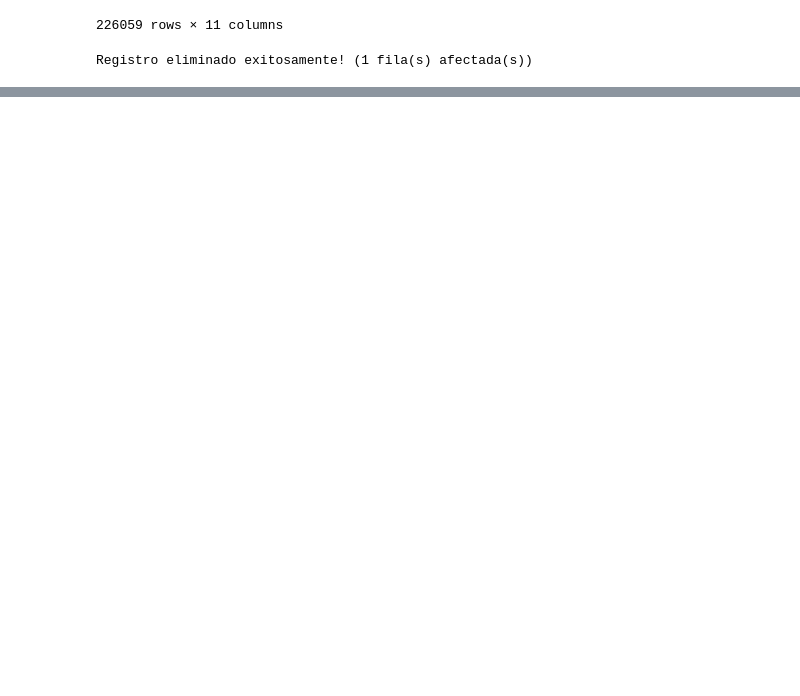
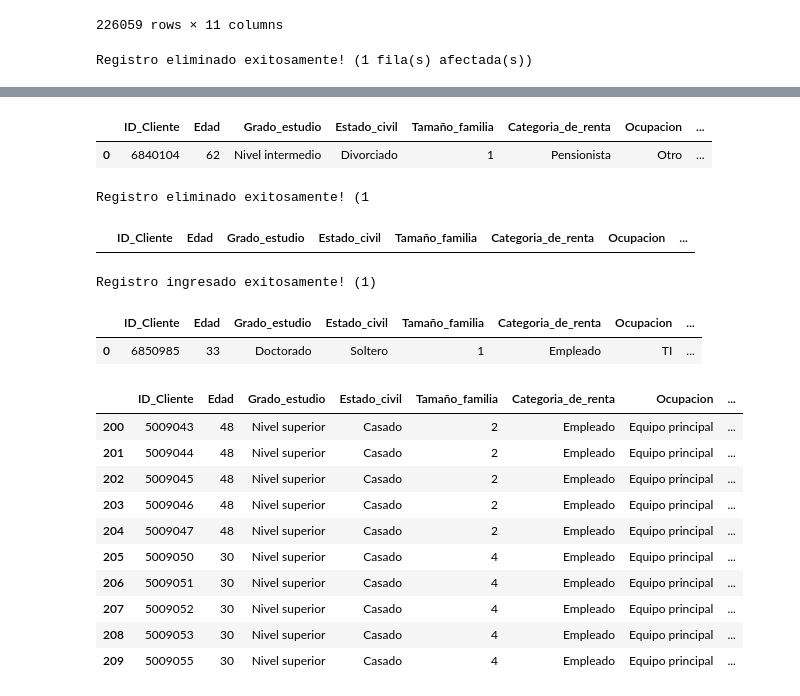
Before and after one commit to Zzero-73/Python_Alura_Latam, a Jupyter notebook: Pandas_Zero.ipynb, the cells around one changed output, grey strips where cells are left out. Drawn from its saved outputs; the diff is of its cells as text; code cells hidden in the pictures; blank space fills up the shorter version.

```diff
--- a/Pandas_Zero.ipynb
+++ b/Pandas_Zero.ipynb
@@ -445,0 +505,80 @@ pd.read_sql_query('select * from empleados', engine)
+# %%
+# Verificando el cambio realizado anteriormente
+query = 'select * from Clientes where ID_Cliente = "6840104"'
+clientes_id = pd.read_sql(query, engine)
+clientes_id
+# %% [output]
+|  | ID_Cliente | Edad | Grado_estudio | Estado_civil | Tamaño_familia | Categoria_de_renta | Ocupacion | ... |
+| 0 | 6840104 | 62 | Nivel intermedio | Divorciado | 1 | Pensionista | Otro | ... |
+# %%
+# Eliminar el registro de cliente ID 5008809, ya que esta persona ya no tiene cuenta en la institución financiera.
+query = 'DELETE FROM Clientes WHERE ID_Cliente = "5008809"'
+with engine.connect() as conexion:
+    resultado = conexion.execute(text(query))
+    conexion.commit()
+    # Verificar si elimino el registro
+    if resultado.rowcount > 0:
+      print(f"Registro eliminado exitosamente! ({resultado.rowcount}")
+    else:
+      print("No se encuentra el valor a eliminar")
+# %% [output]
+Registro eliminado exitosamente! (1
+# %%
+# Verificando el cambio realizando anteriormente
+query = 'select * from Clientes where ID_Cliente = "5008809"'
+clientes_id = pd.read_sql(query, engine)
+clientes_id
+# %% [output]
+|  | ID_Cliente | Edad | Grado_estudio | Estado_civil | Tamaño_familia | Categoria_de_renta | Ocupacion | ... |
+# %%
+# Crear un nuevo registro de cliente siguiendo las especificaciones a continuación:
+# ID_cliente: 6850985
+# Edad: 33
+# Grado_estudio: Doctorado
+# Estado_civil: Soltero
+# Tamaño_familia: 1
+# Categoria_de_renta: Empleado
+# Ocupacion: TI
+# Años_empleado: 2
+# Rendimiento_anual: 290000
+# Tiene_carro: 0
+# Vivienda: Casa/Departamento propio
+
+query = '''
+INSERT INTO Clientes (ID_cliente, Edad, Grado_estudio, Estado_civil, Tamaño_familia, Categoria_de_renta, Ocupacion, Años_empleado, Rendimiento_anual, Tiene_carro, Vivienda)
+VALUES (6850985, 33, "Doctorado", "Soltero", 1, "Empleado", "TI", 2, 290000,0, "Casa/Departamento propio")
+'''
+with engine.connect() as conexion:
+    resultado = conexion.execute(text(query))
+    conexion.commit()
+    # Verificar que se ingreso correctamente
+    if resultado.rowcount > 0:
+      print(f"Registro ingresado exitosamente! ({resultado.rowcount})")
+    else:
+      print("No se pudo ingresar el registro")
+# %% [output]
+Registro ingresado exitosamente! (1)
+# %%
+# revisando el nuevo cliente ingresado 6850985
+query = 'select * from Clientes where ID_Cliente = "6850985"'
+clientes_id = pd.read_sql(query, engine)
+clientes_id
+# %% [output]
+|  | ID_Cliente | Edad | Grado_estudio | Estado_civil | Tamaño_familia | Categoria_de_renta | Ocupacion | ... |
+| 0 | 6850985 | 33 | Doctorado | Soltero | 1 | Empleado | TI | ... |
+# %%
+query = 'select * from Clientes order by ID_Cliente asc'
+clientes_id = pd.read_sql(query, engine)
+clientes_id.iloc[200:210]
+# %% [output]
+|  | ID_Cliente | Edad | Grado_estudio | Estado_civil | Tamaño_familia | Categoria_de_renta | Ocupacion | ... |
+| 200 | 5009043 | 48 | Nivel superior | Casado | 2 | Empleado | Equipo principal | ... |
+| 201 | 5009044 | 48 | Nivel superior | Casado | 2 | Empleado | Equipo principal | ... |
+| 202 | 5009045 | 48 | Nivel superior | Casado | 2 | Empleado | Equipo principal | ... |
+| 203 | 5009046 | 48 | Nivel superior | Casado | 2 | Empleado | Equipo principal | ... |
+| 204 | 5009047 | 48 | Nivel superior | Casado | 2 | Empleado | Equipo principal | ... |
+| 205 | 5009050 | 30 | Nivel superior | Casado | 4 | Empleado | Equipo principal | ... |
+| 206 | 5009051 | 30 | Nivel superior | Casado | 4 | Empleado | Equipo principal | ... |
+| 207 | 5009052 | 30 | Nivel superior | Casado | 4 | Empleado | Equipo principal | ... |
+| 208 | 5009053 | 30 | Nivel superior | Casado | 4 | Empleado | Equipo principal | ... |
+| 209 | 5009055 | 30 | Nivel superior | Casado | 4 | Empleado | Equipo principal | ... |
```
Also changed, not shown: parts of 9 cells of this notebook.
